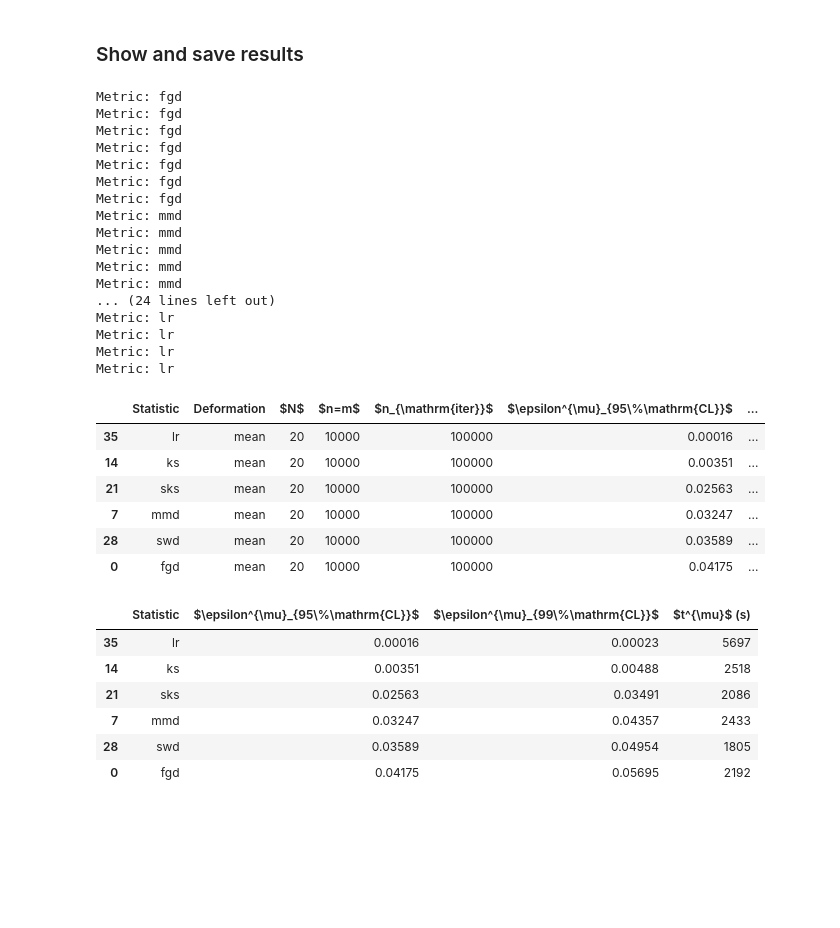
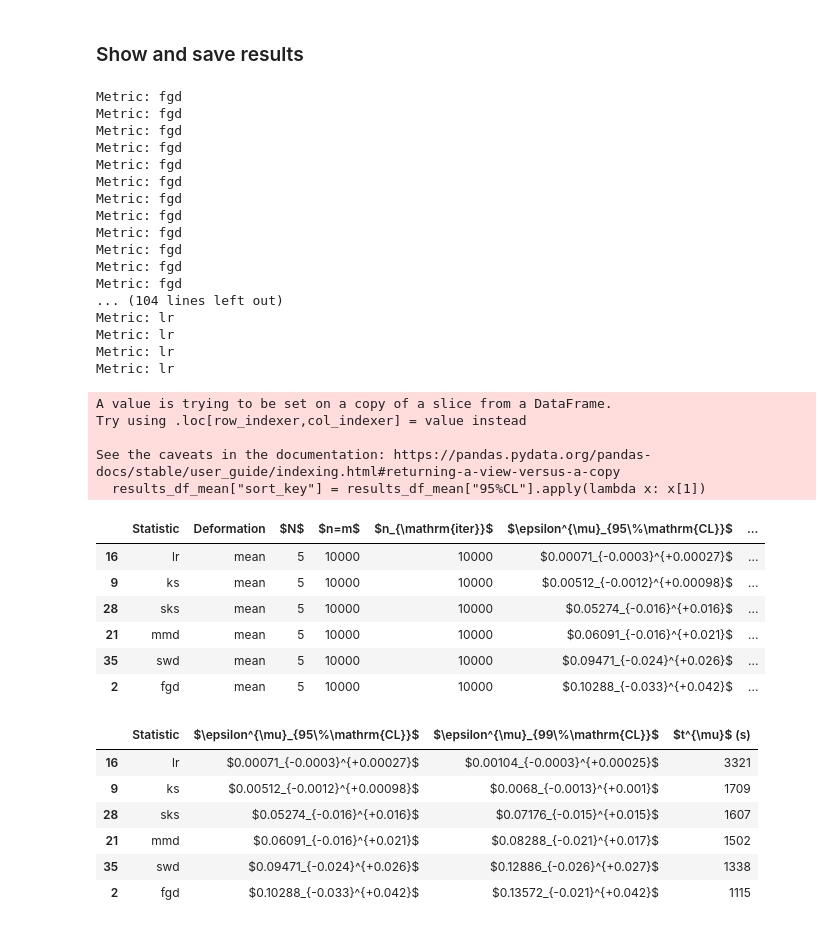
Before and after one commit to TwoSampleTests/GenerativeModelsMetrics, a Jupyter notebook: notebooks/Analysis_20D_mixture_leo100.ipynb, the cells around one changed output. Saved outputs shown, nothing was run; the diff lists cells and outputs as text; code cells hidden in the pictures; blank space fills up the shorter version.

```diff
--- a/notebooks/Analysis_20D_mixture_leo100.ipynb
+++ b/notebooks/Analysis_20D_mixture_leo100.ipynb
@@ -653,7 +653,7 @@ else:
 
     dtype = np.dtype(test_config_null["dtype_input"])
 test_kwargs = {"niter_null": niter,
-               "niter_alt": 10,
+               "niter_alt": 100,
                "batch_size_test": test_config_null["batch_size_test"],
                "batch_size_gen": test_config_null["batch_size_gen"],
                "small_sample_threshold": test_config_null["small_sample_threshold"],
@@ -749,7 +749,7 @@ eps_max_def = []
 bounds = ["upper", "central", "lower"]
 
 for deformation in deformations:
-    eps_max = 1.
+    eps_max = 0.01
     for bound in bounds:
         try:
             result = {k: v for k, v in existing_data.items() if v["null_config"]["name"] == "lr" and v["deformation"] == deformation and v["bound"] == bound}
@@ -788,29 +788,50 @@ dict_keys(['fgd_mean_2024-05-03T02:16:52.702412', 'fgd_cov_diag_2024-05-03T02:53
 # %% [markdown]
 ### Show and save results
 # %%
+# Function to format bounds
+def format_bounds(bounds):
+    lower, central, upper = bounds
+    return f"${central}_{{-{central-lower:.2g}}}^{{+{upper-central:.2g}}}$"
+
+def format_times(times):
+    return sum(times)
+
 global_results_list = [x for x in global_results.values()]
 results = []
 for global_result in global_results_list:
+    pippo = global_result
     name = global_result["null_config"]["name"]
     print(f"Metric: {name}")
     deformation = global_result["deformation"]
+    bound = global_result["bound"]
     ndims = global_result["null_config"]["test_config"]["ndims"]
     niter = global_result["null_config"]["test_config"]["niter"]
     nsamples = global_result["null_config"]["test_config"]["batch_size_test"]
     try:
-        exclusion_95 = eval(format(global_result["exclusion_list"][0][2], ".5f"))
+        exclusion_95 = eval(format(global_result["exclusion_list"][1][3], ".5f"))
     except:
         exclusion_95 = "N/A"
     try:
-        exclusion_99 = eval(format(global_result["exclusion_list"][1][2], ".5f"))
+        exclusion_99 = eval(format(global_result["exclusion_list"][2][3], ".5f"))
     except:
         exclusion_99 = "N/A"
     time_elapsed = global_result["time_elapsed"]
     #print(exclusion_95)
     #print(round_to_n_significant_digits(exclusion_95, 3))
-    results.append([name, deformation, ndims, niter, nsamples, exclusion_95, exclusion_99, int(time_elapsed)])
+    results.append([name, deformation, ndims, niter, nsamples, bound, exclusion_95, exclusion_99, int(time_elapsed)])
     #results.append([name, deformation, ndims, niter, nsamples, round_to_n_significant_digits(exclusion_95, 3), round_to_n_significant_digits(exclusion_99, 3), int(time_elapsed)])
-results_df = pd.DataFrame(results, columns=["Statistic", "Deformation", "$N$", "$n=m$", "$n_{\\mathrm{iter}}$", "$\\epsilon_{95\\%\\mathrm{CL}}$", "$\\epsilon_{99\\%\\mathrm{CL}}$", "t (s)"])
+results_df = pd.DataFrame(results, columns=["Statistic", "Deformation", "$N$", "$n=m$", "$n_{\\mathrm{iter}}$", "Bound", "$\\epsilon_{95\\%\\mathrm{CL}}$", "$\\epsilon_{99\\%\\mathrm{CL}}$", "t (s)"])
+results_df = results_df.groupby(["Statistic", "Deformation", "$N$", "$n=m$", "$n_{\\mathrm{iter}}$"]).agg({
+    "$\\epsilon_{95\\%\\mathrm{CL}}$": lambda x: sorted(x.tolist()),
+    "$\\epsilon_{99\\%\\mathrm{CL}}$": lambda x: sorted(x.tolist()),
+    "t (s)": lambda x: x.tolist()
+}).reset_index()
+results_df["95%CL"] = results_df["$\\epsilon_{95\\%\\mathrm{CL}}$"]
+results_df["99%CL"] = results_df["$\\epsilon_{99\\%\\mathrm{CL}}$"]
+results_df["time"] = results_df["t (s)"]
+results_df["$\\epsilon_{95\\%\\mathrm{CL}}$"] = results_df["$\\epsilon_{95\\%\\mathrm{CL}}$"].apply(format_bounds)
+results_df["$\\epsilon_{99\\%\\mathrm{CL}}$"] = results_df["$\\epsilon_{99\\%\\mathrm{CL}}$"].apply(format_bounds)
+results_df["t (s)"] = results_df["t (s)"].apply(format_times)
 times_df = pd.DataFrame(null_times+[["lr", "-"]], columns=["Statistic", "$t^{\\mathrm{null}}$ (s)"])
 # %% [output]
 Metric: fgd
@@ -820,12 +841,12 @@ Metric: fgd
 Metric: fgd
 Metric: fgd
 Metric: fgd
-Metric: mmd
-Metric: mmd
-Metric: mmd
-Metric: mmd
-Metric: mmd
-... (24 lines left out)
+Metric: fgd
+Metric: fgd
+Metric: fgd
+Metric: fgd
+Metric: fgd
+... (104 lines left out)
 Metric: lr
 Metric: lr
 Metric: lr
@@ -839,24 +860,30 @@ results_df_power_abs_down = results_df[results_df["Deformation"] == "power_abs_d
 results_df_random_normal = results_df[results_df["Deformation"] == "random_normal"]
 results_df_random_uniform = results_df[results_df["Deformation"] == "random_uniform"]
 # %%
-sorted_df_mean = results_df_mean.sort_values(by="$\\epsilon_{95\\%\\mathrm{CL}}$", ascending=True)
+results_df_mean["sort_key"] = results_df_mean["95%CL"].apply(lambda x: x[1])
+sorted_df_mean = results_df_mean.sort_values(by="sort_key", ascending=True).drop(columns=["sort_key"])
 sorted_df_mean.rename(columns={"$\\epsilon_{95\\%\\mathrm{CL}}$": "$\\epsilon^{\\mu}_{95\\%\\mathrm{CL}}$", "$\\epsilon_{99\\%\\mathrm{CL}}$": "$\\epsilon^{\\mu}_{99\\%\\mathrm{CL}}$", "t (s)": "$t^{\\mu}$ (s)"}, inplace=True)
 display(sorted_df_mean)
-sorted_df_mean.drop(columns=["Deformation","$N$","$n=m$","$n_{\\mathrm{iter}}$"], inplace=True)
+sorted_df_mean.drop(columns=["Deformation","$N$","$n=m$","$n_{\\mathrm{iter}}$", "95%CL", "99%CL", "time"], inplace=True)
 display(sorted_df_mean)
 # %% [output]
+A value is trying to be set on a copy of a slice from a DataFrame.
+Try using .loc[row_indexer,col_indexer] = value instead
+
+See the caveats in the documentation: https://pandas.pydata.org/pandas-docs/stable/user_guide/indexing.html#returning-a-view-versus-a-copy
+  results_df_mean["sort_key"] = results_df_mean["95%CL"].apply(lambda x: x[1])
 |  | Statistic | Deformation | $N$ | $n=m$ | $n_{\mathrm{iter}}$ | $\epsilon^{\mu}_{95\%\mathrm{CL}}$ | ... |
-| 35 | lr | mean | 20 | 10000 | 100000 | 0.00016 | ... |
-| 14 | ks | mean | 20 | 10000 | 100000 | 0.00351 | ... |
-| 21 | sks | mean | 20 | 10000 | 100000 | 0.02563 | ... |
-| 7 | mmd | mean | 20 | 10000 | 100000 | 0.03247 | ... |
-| 28 | swd | mean | 20 | 10000 | 100000 | 0.03589 | ... |
-| 0 | fgd | mean | 20 | 10000 | 100000 | 0.04175 | ... |
+| 16 | lr | mean | 5 | 10000 | 10000 | $0.00071_{-0.0003}^{+0.00027}$ | ... |
+| 9 | ks | mean | 5 | 10000 | 10000 | $0.00512_{-0.0012}^{+0.00098}$ | ... |
+| 28 | sks | mean | 5 | 10000 | 10000 | $0.05274_{-0.016}^{+0.016}$ | ... |
+| 21 | mmd | mean | 5 | 10000 | 10000 | $0.06091_{-0.016}^{+0.021}$ | ... |
+| 35 | swd | mean | 5 | 10000 | 10000 | $0.09471_{-0.024}^{+0.026}$ | ... |
+| 2 | fgd | mean | 5 | 10000 | 10000 | $0.10288_{-0.033}^{+0.042}$ | ... |
 |  | Statistic | $\epsilon^{\mu}_{95\%\mathrm{CL}}$ | $\epsilon^{\mu}_{99\%\mathrm{CL}}$ | $t^{\mu}$ (s) |
-| 35 | lr | 0.00016 | 0.00023 | 5697 |
-| 14 | ks | 0.00351 | 0.00488 | 2518 |
-| 21 | sks | 0.02563 | 0.03491 | 2086 |
-| 7 | mmd | 0.03247 | 0.04357 | 2433 |
-| 28 | swd | 0.03589 | 0.04954 | 1805 |
-| 0 | fgd | 0.04175 | 0.05695 | 2192 |
+| 16 | lr | $0.00071_{-0.0003}^{+0.00027}$ | $0.00104_{-0.0003}^{+0.00025}$ | 3321 |
+| 9 | ks | $0.00512_{-0.0012}^{+0.00098}$ | $0.0068_{-0.0013}^{+0.001}$ | 1709 |
+| 28 | sks | $0.05274_{-0.016}^{+0.016}$ | $0.07176_{-0.015}^{+0.015}$ | 1607 |
+| 21 | mmd | $0.06091_{-0.016}^{+0.021}$ | $0.08288_{-0.021}^{+0.017}$ | 1502 |
+| 35 | swd | $0.09471_{-0.024}^{+0.026}$ | $0.12886_{-0.026}^{+0.027}$ | 1338 |
+| 2 | fgd | $0.10288_{-0.033}^{+0.042}$ | $0.13572_{-0.021}^{+0.042}$ | 1115 |
 # %%
```
Also changed, not shown: parts of 7 cells of this notebook, 17 other files.
